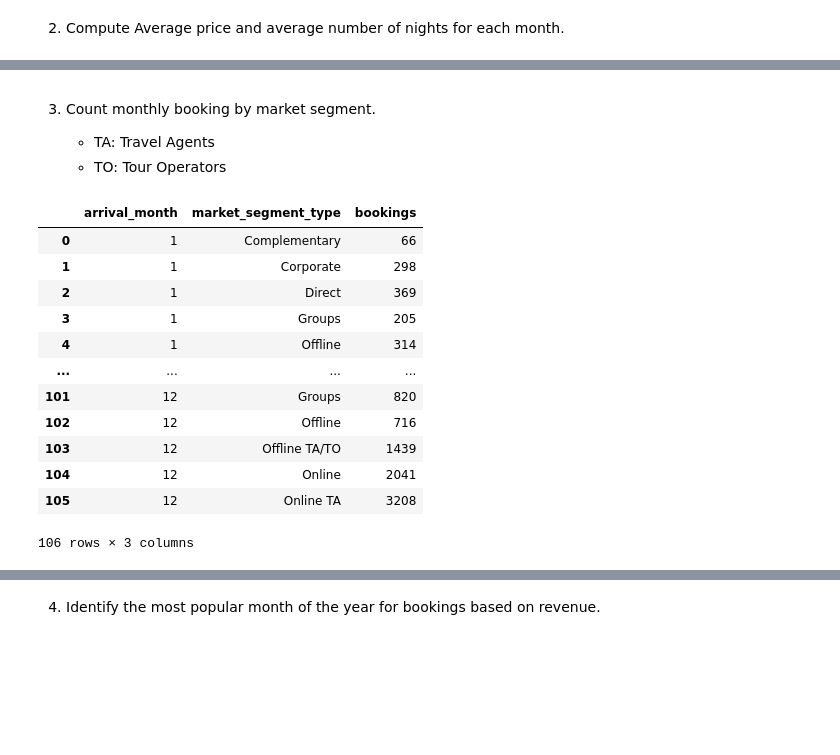
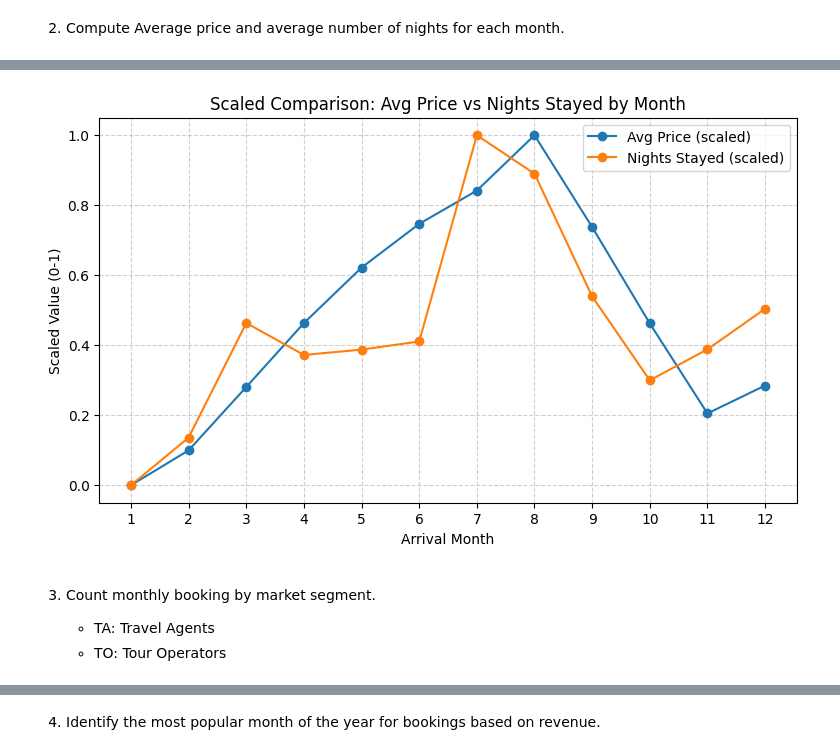
Before and after one commit to nickocruzm/FinalProject236, a Jupyter notebook: Phase02.ipynb, the cells around one changed output, grey strips where cells are left out. Drawn from its saved outputs; the diff is of its cells as text; code cells hidden in the pictures; blank space fills up the shorter version.

```diff
--- a/Phase02.ipynb
+++ b/Phase02.ipynb
@@ -59,3 +115,35 @@ df.groupby("arrival_month")[["avg_price_per_room", 'stayed_nights']].mean()
+# %%
+from sklearn.preprocessing import MinMaxScaler
+import matplotlib.pyplot as plt
+
+# Prepare data
+monthly_avg = (
+    df.groupby("arrival_month")[["avg_price_per_room", "nights_stayed"]]
+    .mean()
+    .reset_index()
+)
+
+scaler = MinMaxScaler()
+scaled = scaler.fit_transform(monthly_avg[["avg_price_per_room", "nights_stayed"]])
+
+monthly_avg['price_scaled'] = scaled[:, 0]
+monthly_avg['nights_scaled'] = scaled[:, 1]
+
+# Plot
+plt.figure(figsize=(9, 5))
+plt.plot(monthly_avg['arrival_month'], monthly_avg['price_scaled'], marker='o', label='Avg Price (scaled)')
+plt.plot(monthly_avg['arrival_month'], monthly_avg['nights_scaled'], marker='o', label='Nights Stayed (scaled)')
+
+plt.title("Scaled Comparison: Avg Price vs Nights Stayed by Month")
+plt.xlabel("Arrival Month")
+plt.ylabel("Scaled Value (0-1)")
+plt.xticks(range(1, 13))
+plt.grid(True, linestyle='--', alpha=0.6)
+plt.legend()
+
+plt.show()
+# %% [output]
+[figure, added]
 # %% [markdown]
 3. Count monthly booking by market segment.
 
@@ -70,18 +158,4 @@ monthly_bookings = (
       .reset_index(name="bookings")  # rename the count column
 )
 
-monthly_bookings
+monthly_bookings.to_csv("monthly_market_segment.csv")
-# %% [output]
-|  | arrival_month | market_segment_type | bookings |
-| 0 | 1 | Complementary | 66 |
-| 1 | 1 | Corporate | 298 |
-| 2 | 1 | Direct | 369 |
-| 3 | 1 | Groups | 205 |
-| 4 | 1 | Offline | 314 |
-| ... | ... | ... | ... |
-| 101 | 12 | Groups | 820 |
-| 102 | 12 | Offline | 716 |
-| 103 | 12 | Offline TA/TO | 1439 |
-| 104 | 12 | Online | 2041 |
-| 105 | 12 | Online TA | 3208 |
-106 rows × 3 columns
```
Also changed, not shown: parts of 4 cells of this notebook, 7 other files.
